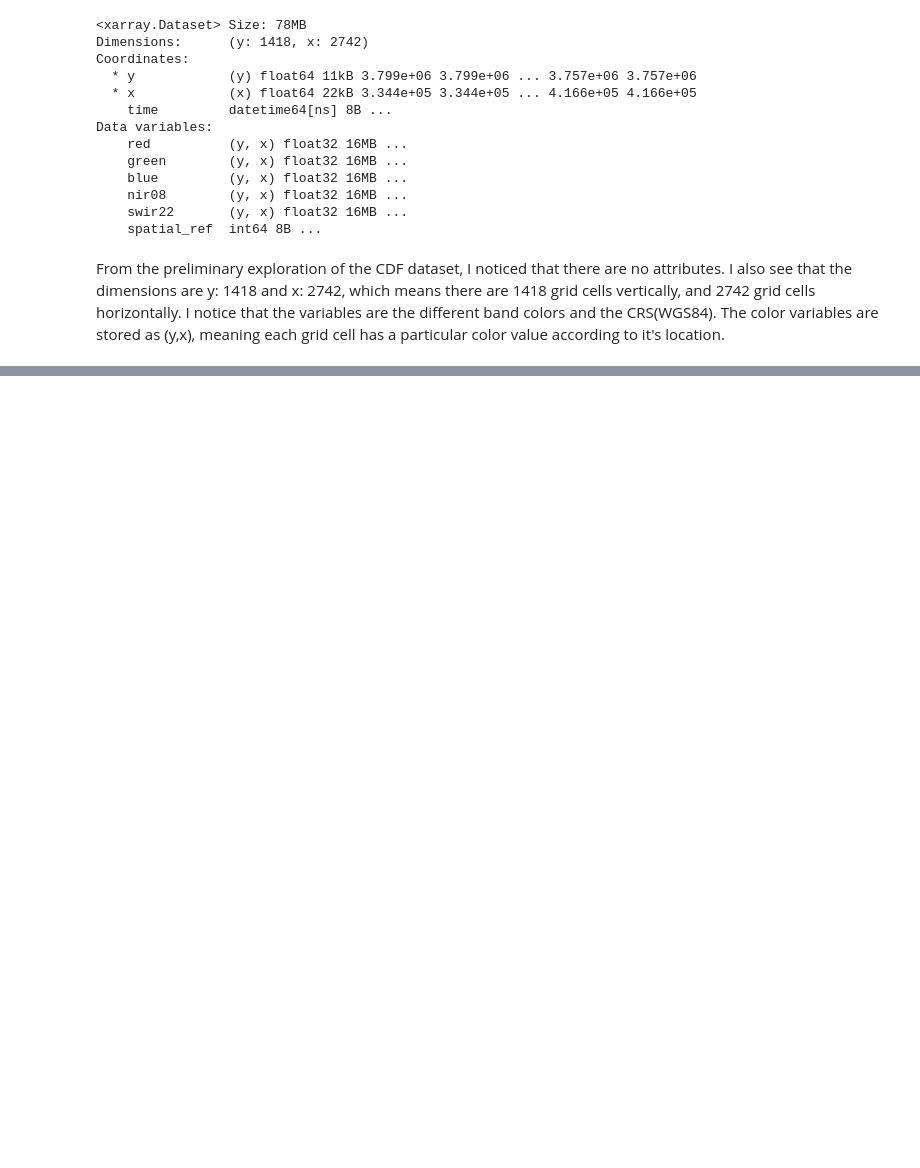
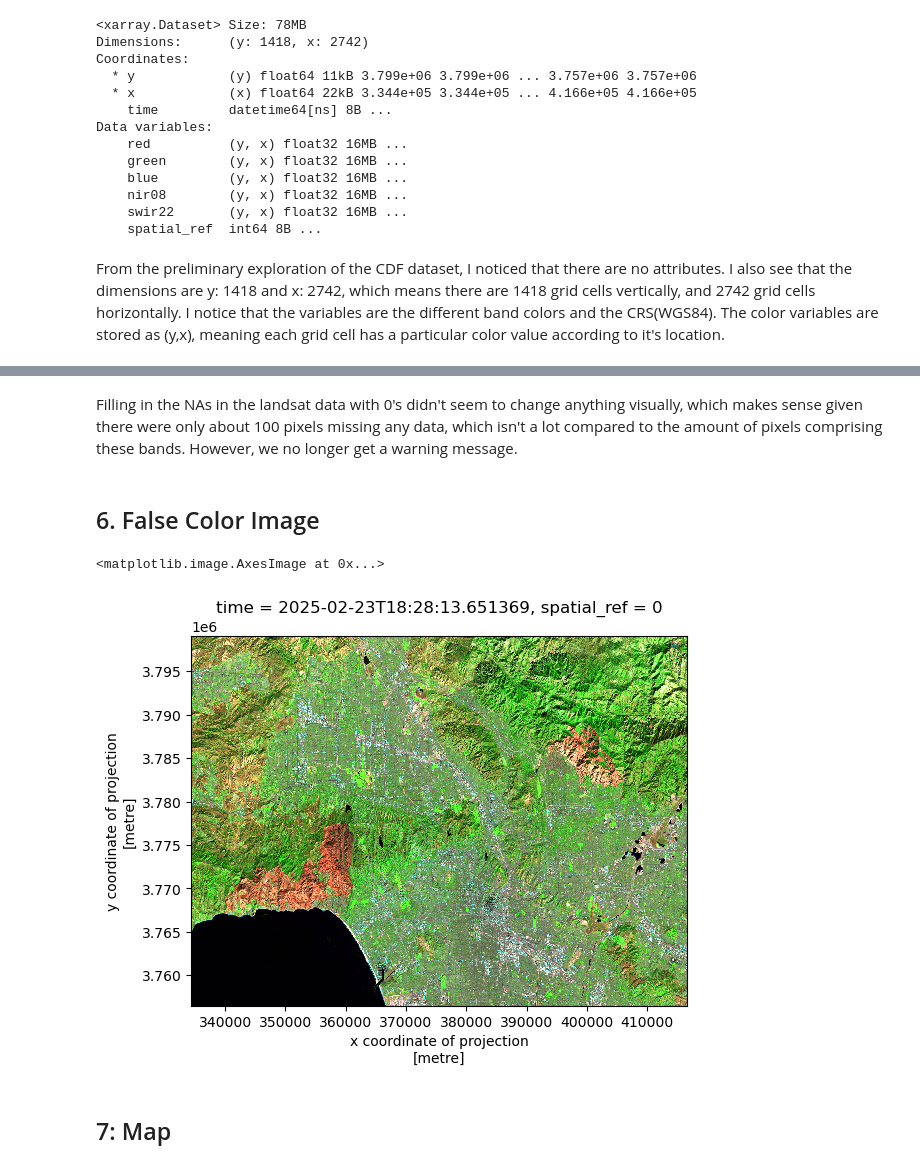
Before and after one commit to natashaclemencon/eds220-hwk4, a Jupyter notebook: hwk4-task2-false-color-Clemencon.ipynb, the cells around one changed output, grey strips where cells are left out. Cells and saved outputs as stored; diff of their text form; code cells hidden in the pictures; blank space fills up the shorter version.

```diff
--- a/hwk4-task2-false-color-Clemencon.ipynb
+++ b/hwk4-task2-false-color-Clemencon.ipynb
@@ -32,0 +133,12 @@ landsat.rio.crs
+# %% [markdown]
+Filling in the NAs in the landsat data with 0's didn't seem to change anything visually, which makes sense given there were only about 100 pixels missing any data, which isn't a lot compared to the amount of pixels comprising these bands. However, we no longer get a warning message.
+# %% [markdown]
+## 6. False Color Image
+# %%
+# Create a false color image with SWIR, NIR, and red bands.
+landsatnona[["swir22", "nir08", "red"]].to_dataarray().plot.imshow(rgb="variable", robust=True)
+# %% [output]
+<matplotlib.image.AxesImage at 0x...>
+[figure, added]
+# %% [markdown]
+## 7: Map
```
Also changed, not shown: parts of 22 cells of this notebook.
